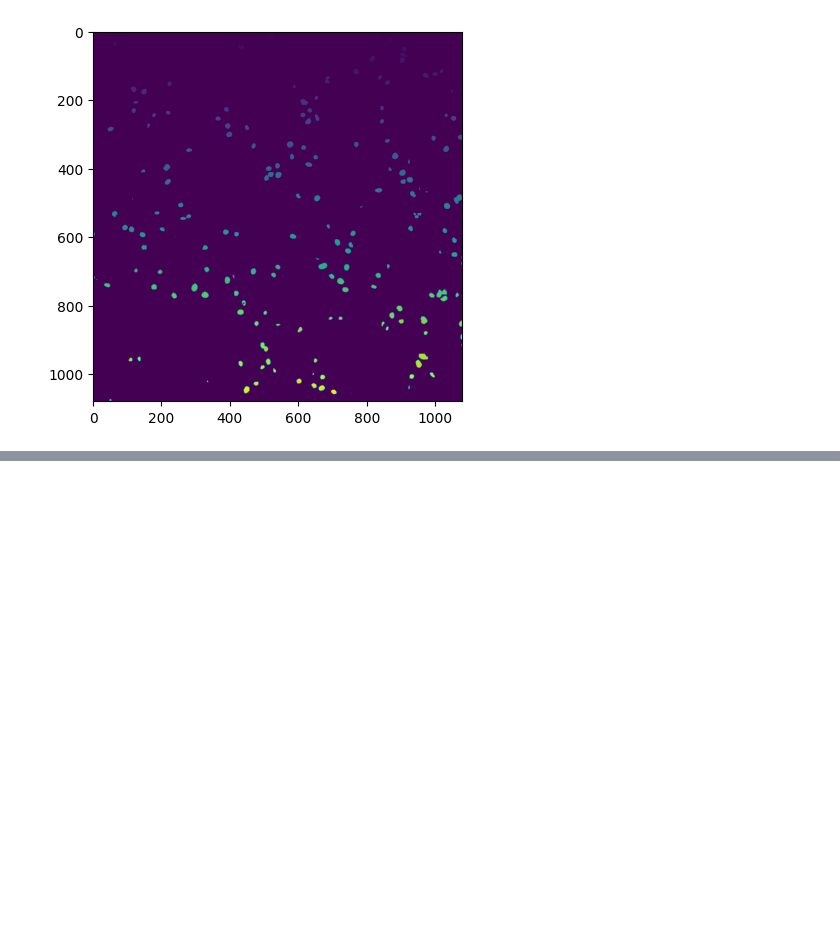
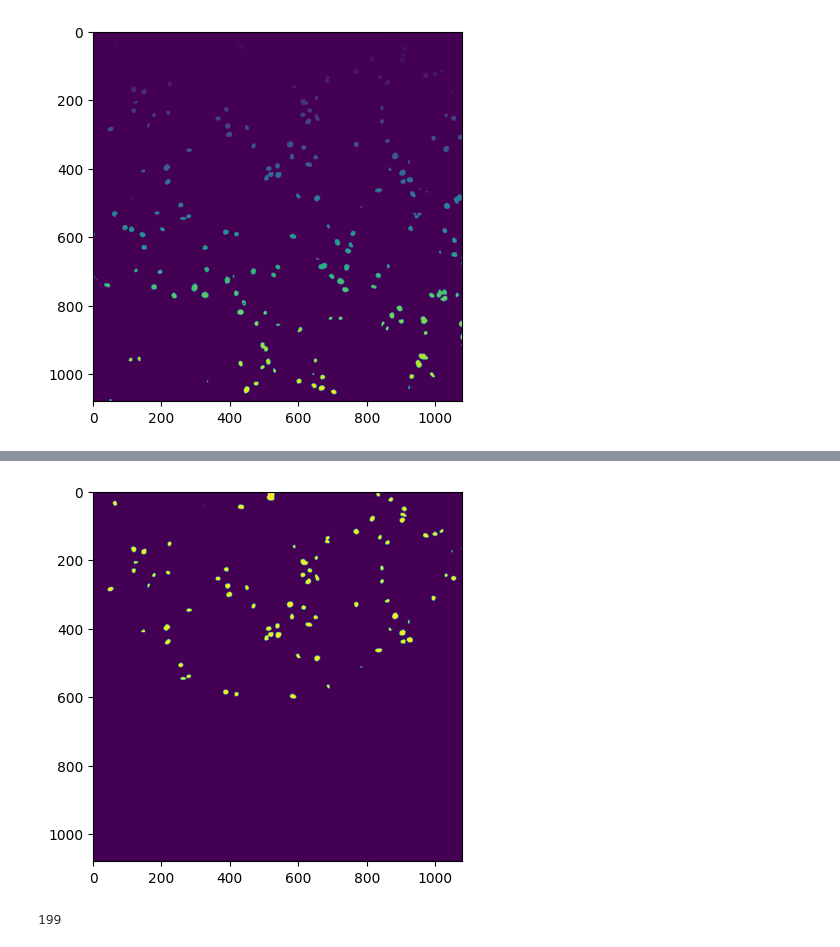
Before and after one commit to rzuberi/lightseg, a Jupyter notebook: testing_cellmatch.ipynb, the cells around one changed output, grey strips where cells are left out. Saved outputs shown, nothing was run; the diff lists cells and outputs as text; code cells hidden in the pictures; blank space fills up the shorter version.

```diff
--- a/testing_cellmatch.ipynb
+++ b/testing_cellmatch.ipynb
@@ -93,0 +241,23 @@ plt.show()
+# %%
+#get the distance of the first cell to the others
+
+def get_center_distances(cell_centers,cell_num):
+    center_distances = []
+    a = np.array(centers_instance_mask[cell_num])
+    for cell_center in cell_centers:
+        b = np.array(cell_center)
+        center_distances.append(np.linalg.norm(a-b))
+    return center_distances
+
+def get_cell_indexes_in_radius(center_distances,radius):
+    center_distances = np.array(center_distances)
+    indexes_of_cells_in_radius = np.squeeze(np.array(np.where(center_distances < radius)))
+    indexes_of_cells_in_radius += 1
+    return np.squeeze(np.array(indexes_of_cells_in_radius))
+
+center_distances = get_center_distances(centers_instance_mask,0)
+indexes_of_cells_in_radius = get_cell_indexes_in_radius(center_distances,radius=600)
+plt.imshow(np.isin(instance_masks[0],indexes_of_cells_in_radius))
+plt.show()
+# %% [output]
+[figure, added]
@@ -93,0 +266,4 @@ plt.show()
+# %%
+max(instance_masks[0].flatten())
+# %% [output]
+199
```
Also changed, not shown: parts of 16 cells of this notebook, 1 other file.
